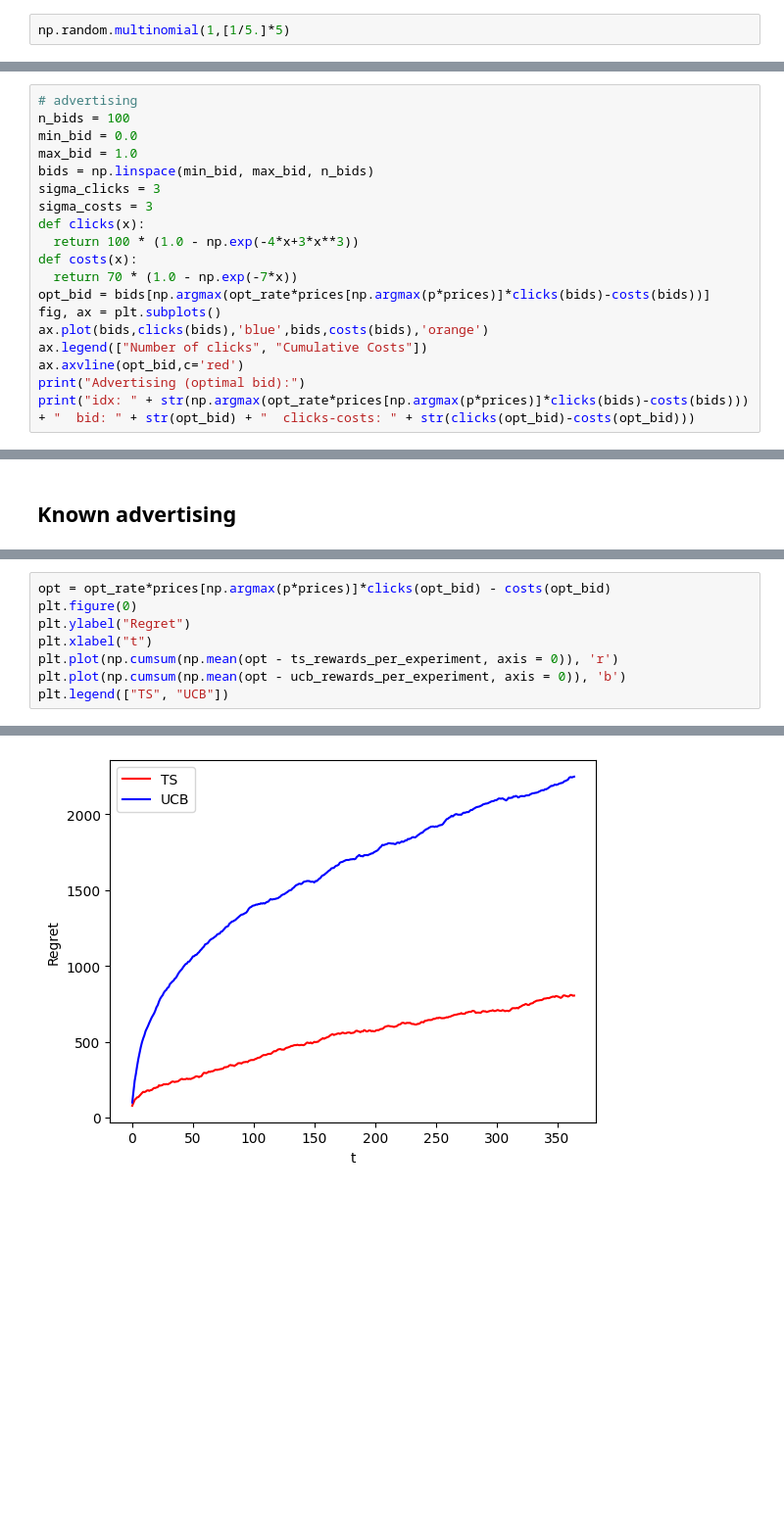
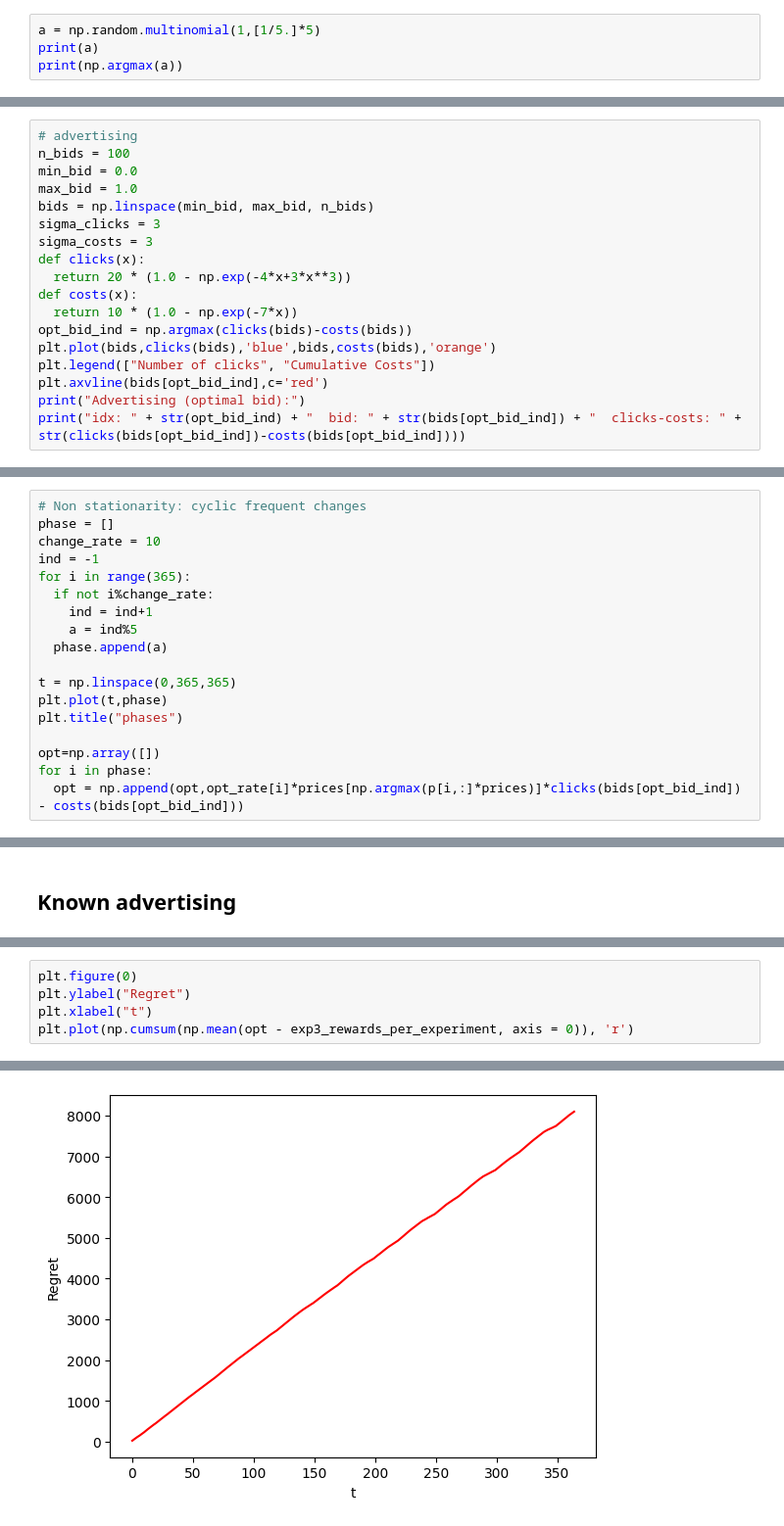
Before and after one commit to ebjaime/OLA-project, a Jupyter notebook: Step6/Manuel/part_6.ipynb, the cells around one changed output, grey strips where cells are left out. Shown: that part at 98% size. Cells and saved outputs as stored; diff of their text form; blank space fills up the shorter version.

```diff
--- a/Step6/Manuel/part_6.ipynb
+++ b/Step6/Manuel/part_6.ipynb
@@ -5,3 +8,5 @@ import numpy as np
 # %%
-np.random.multinomial(1,[1/5.]*5)
+a = np.random.multinomial(1,[1/5.]*5)
+print(a)
+print(np.argmax(a))
 # %% [output]
@@ -124,15 +124,14 @@ bids = np.linspace(min_bid, max_bid, n_bids)
 sigma_clicks = 3
 sigma_costs = 3
 def clicks(x):
-  return 100 * (1.0 - np.exp(-4*x+3*x**3))
+  return 20 * (1.0 - np.exp(-4*x+3*x**3))
 def costs(x):
-  return 70 * (1.0 - np.exp(-7*x))
-opt_bid = bids[np.argmax(opt_rate*prices[np.argmax(p*prices)]*clicks(bids)-costs(bids))]
-fig, ax = plt.subplots()
-ax.plot(bids,clicks(bids),'blue',bids,costs(bids),'orange')
-ax.legend(["Number of clicks", "Cumulative Costs"])
-ax.axvline(opt_bid,c='red')
+  return 10 * (1.0 - np.exp(-7*x))
+opt_bid_ind = np.argmax(clicks(bids)-costs(bids))
+plt.plot(bids,clicks(bids),'blue',bids,costs(bids),'orange')
+plt.legend(["Number of clicks", "Cumulative Costs"])
+plt.axvline(bids[opt_bid_ind],c='red')
 print("Advertising (optimal bid):")
-print("idx: " + str(np.argmax(opt_rate*prices[np.argmax(p*prices)]*clicks(bids)-costs(bids))) + "  bid: " + str(opt_bid) + "  clicks-costs: " + str(clicks(opt_bid)-costs(opt_bid)))
+print("idx: " + str(opt_bid_ind) + "  bid: " + str(bids[opt_bid_ind]) + "  clicks-costs: " + str(clicks(bids[opt_bid_ind])-costs(bids[opt_bid_ind])))
 # %% [output]
 Advertising (optimal bid):
@@ -140,0 +140,18 @@ idx: 65  bid: 0.6565656565656566  clicks-costs: 13.794848078095768
+# %%
+# Non stationarity: cyclic frequent changes
+phase = []
+change_rate = 10
+ind = -1
+for i in range(365):
+  if not i%change_rate:
+    ind = ind+1
+    a = ind%5
+  phase.append(a)
+
+t = np.linspace(0,365,365)
+plt.plot(t,phase)
+plt.title("phases")
+
+opt=np.array([])
+for i in phase:
+  opt = np.append(opt,opt_rate[i]*prices[np.argmax(p[i,:]*prices)]*clicks(bids[opt_bid_ind]) - costs(bids[opt_bid_ind]))
@@ -194,9 +213,6 @@ for e in tqdm(range(0,n_experiments)):  # cycle on experiments
 # %%
-opt = opt_rate*prices[np.argmax(p*prices)]*clicks(opt_bid) - costs(opt_bid)
 plt.figure(0)
 plt.ylabel("Regret")
 plt.xlabel("t")
-plt.plot(np.cumsum(np.mean(opt - ts_rewards_per_experiment, axis = 0)), 'r')
-plt.plot(np.cumsum(np.mean(opt - ucb_rewards_per_experiment, axis = 0)), 'b')
-plt.legend(["TS", "UCB"])
+plt.plot(np.cumsum(np.mean(opt - exp3_rewards_per_experiment, axis = 0)), 'r')
 # %% [output]
@@ -204 +220 @@ plt.legend(["TS", "UCB"])
-[figure, old version]
+[figure, new version]
```
Also changed, not shown: parts of 12 cells of this notebook.
